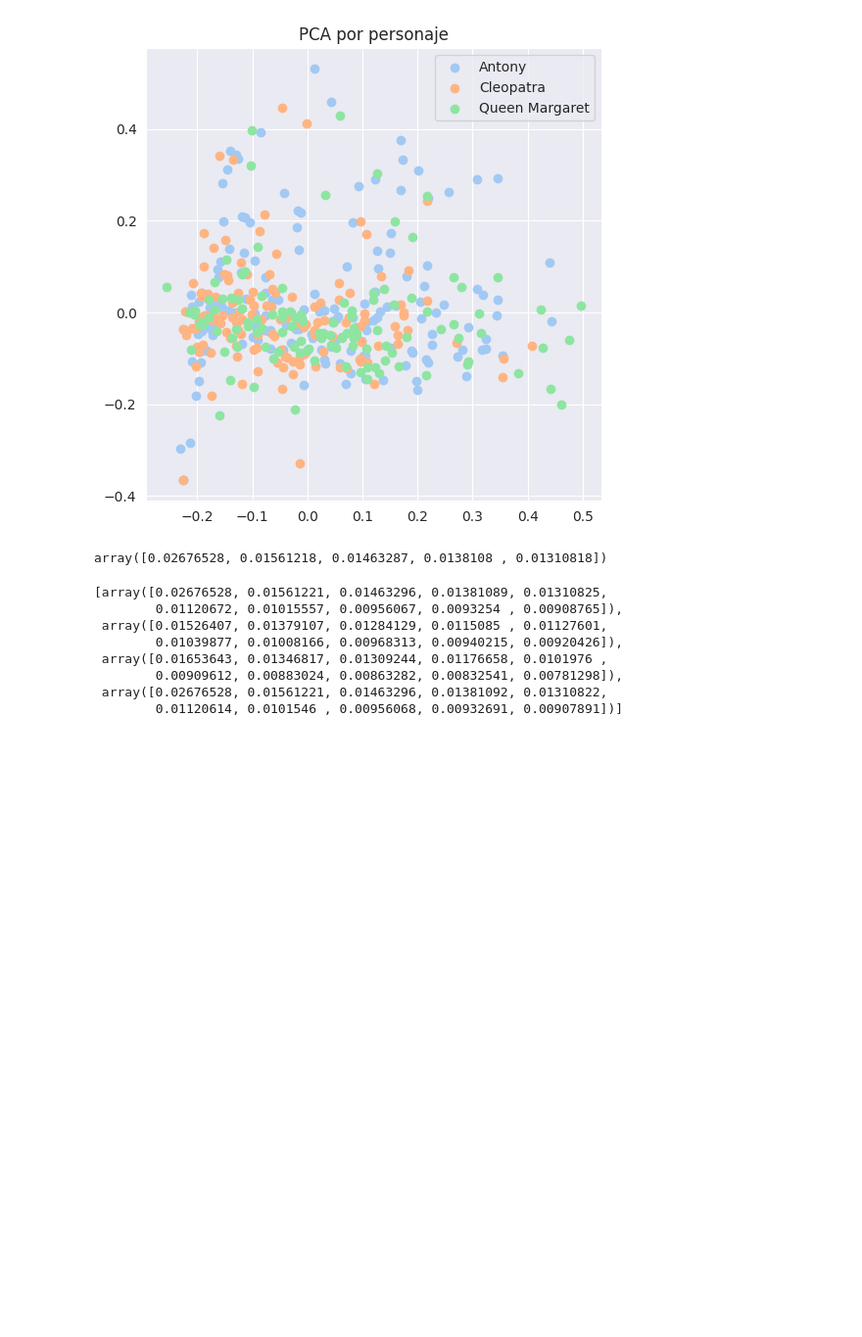
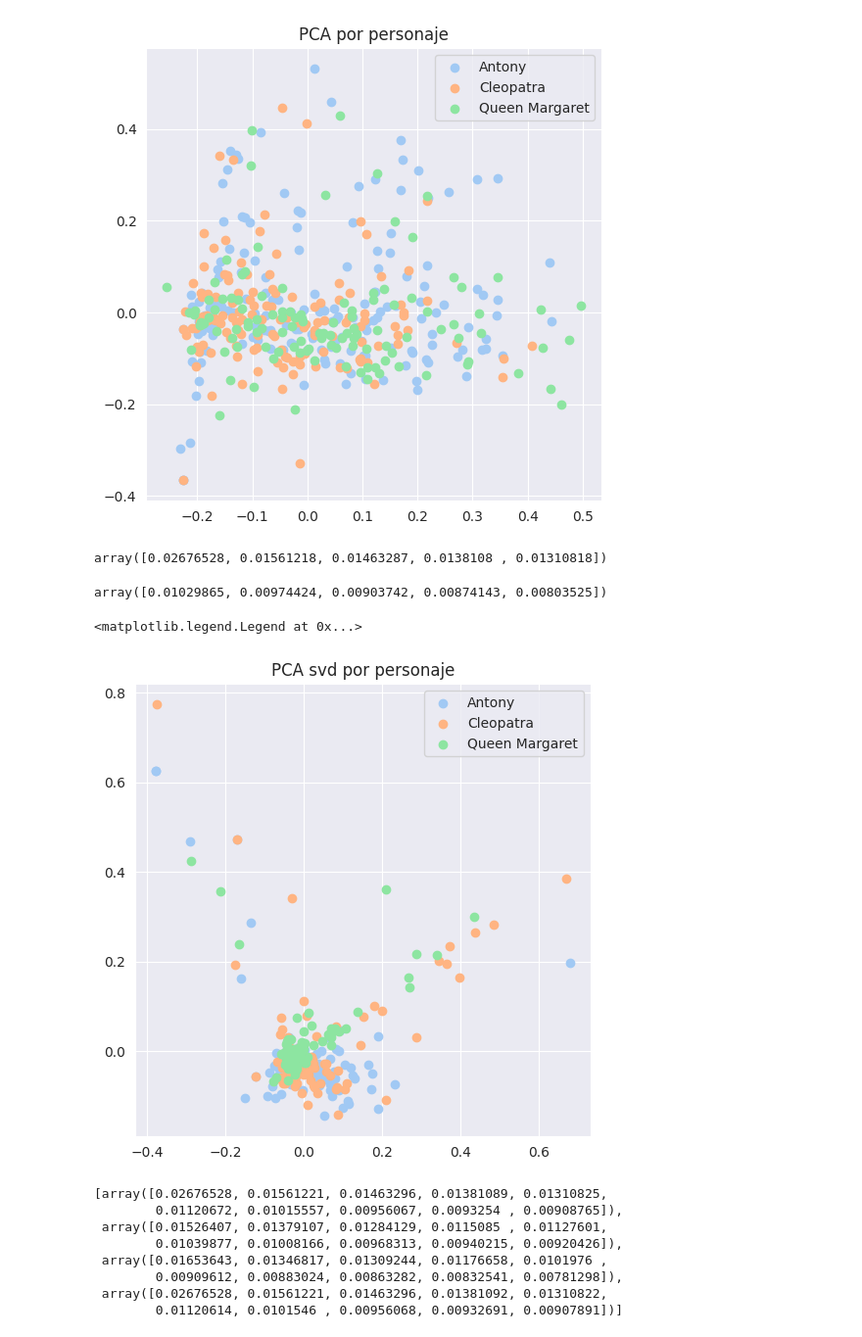
Before and after one commit to luchymd89/introcd, a Jupyter notebook: Tarea_2/shakespeare_tarea_2.ipynb, the cells around one changed output. Shown at 98% size. Drawn from its saved outputs; the diff is of its cells as text; code cells hidden in the pictures; blank space fills up the shorter version.

```diff
--- a/Tarea_2/shakespeare_tarea_2.ipynb
+++ b/Tarea_2/shakespeare_tarea_2.ipynb
@@ -406,6 +406,28 @@ ax.legend()
 reductor.explained_variance_
 # %% [output]
 array([0.02676528, 0.01561218, 0.01463287, 0.0138108 , 0.01310818])
+# %%
+# PCA con mle
+reductor_svd = PCA(n_components = 5,svd_solver = 'full')
+
+# Transformar train
+X_train_red_svd = reductor_svd.fit_transform(X_train_tf.toarray())
+# %%
+reductor_svd.explained_variance_
+# %% [output]
+array([0.01029865, 0.00974424, 0.00903742, 0.00874143, 0.00803525])
+# %%
+# Visualización de las dos primeras componentes de PCA con svd
+fig, ax = plt.subplots(figsize=(6, 6))
+for character in np.unique(y_train):
+    mask_train = y_train == character
+    ax.scatter(X_train_red_svd[mask_train, 0], X_train_red_svd[mask_train, 1], label=character)
+
+ax.set_title("PCA svd por personaje")
+ax.legend()
+# %% [output]
+<matplotlib.legend.Legend at 0x...>
+[figure, added]
 # %%
 # Comparación:
 VE = []
```
Also changed, not shown: parts of 32 cells of this notebook.
